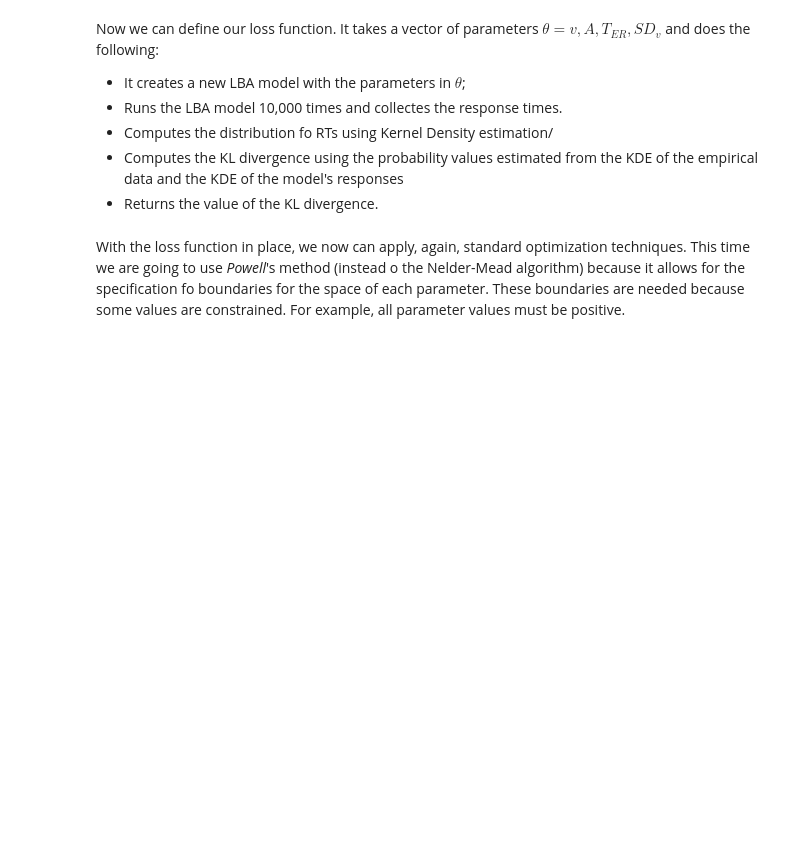
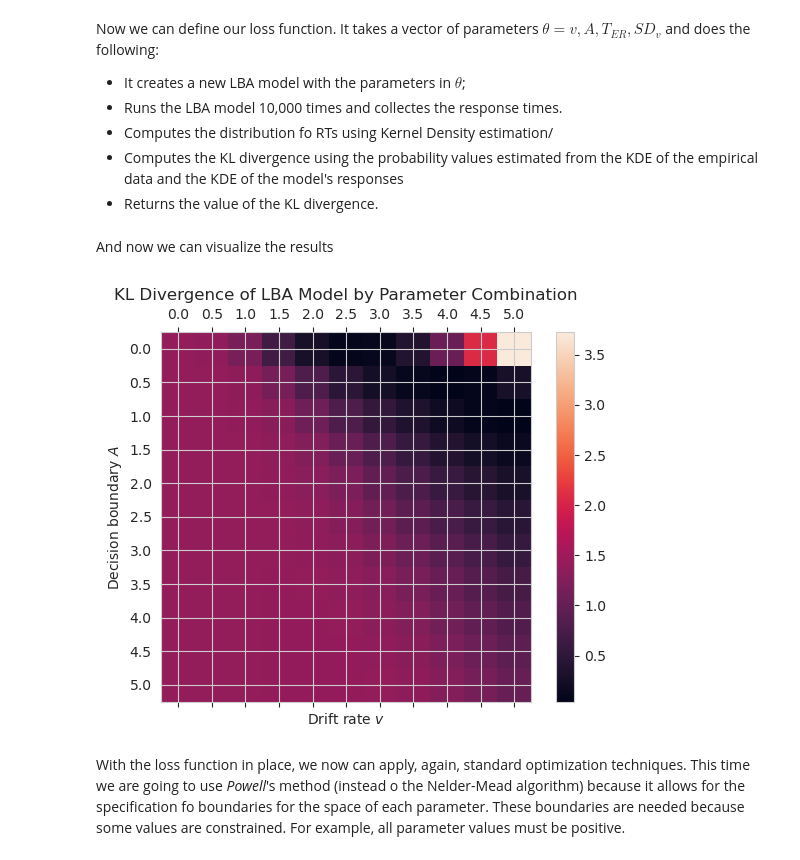
Before and after one commit to TheRealDrDre/CompCogNeuro, a Jupyter notebook: Part3_AccumulatorModels/Accumulator.ipynb, the cells around one changed output. Drawn from its saved outputs; the diff is of its cells as text; code cells hidden in the pictures; blank space fills up the shorter version.

Commit message:
Updated LBA fitting with parameter space

```diff
--- a/Part3_AccumulatorModels/Accumulator.ipynb
+++ b/Part3_AccumulatorModels/Accumulator.ipynb
@@ -523,3 +532,21 @@ def loss(X):
+# %% [markdown]
+And now we can visualize the results
+# %%
+fig = plt.figure()
+ax = fig.add_subplot(111)
+cax = ax.matshow(matrix, interpolation='nearest')
+fig.colorbar(cax)
+
+ax.xaxis.set_major_locator(MultipleLocator(1))
+ax.yaxis.set_major_locator(MultipleLocator(1))
+ax.set_xticklabels([''] + [str(round(x,2)) for x in terspace])
+ax.set_yticklabels([''] + [str(round(x, 2)) for x in vspace])
+ax.set_ylabel(r"Decision boundary $A$ ")
+ax.set_xlabel(r"Drift rate $v$ ")
+ax.set_title("KL Divergence of LBA Model by Parameter Combination")
+plt.show()
+# %% [output]
+[figure, added]
 # %% [markdown]
 With the loss function in place, we now can apply, again, standard optimization techniques. This time we are going to use _Powell_'s method (instead o the Nelder-Mead algorithm) because it allows for the specification fo boundaries for the space of each parameter. These boundaries are needed because some values are constrained. For example, all parameter values must be positive.
 # %%
```
Also changed, not shown: parts of 10 cells of this notebook, 4 other files.
